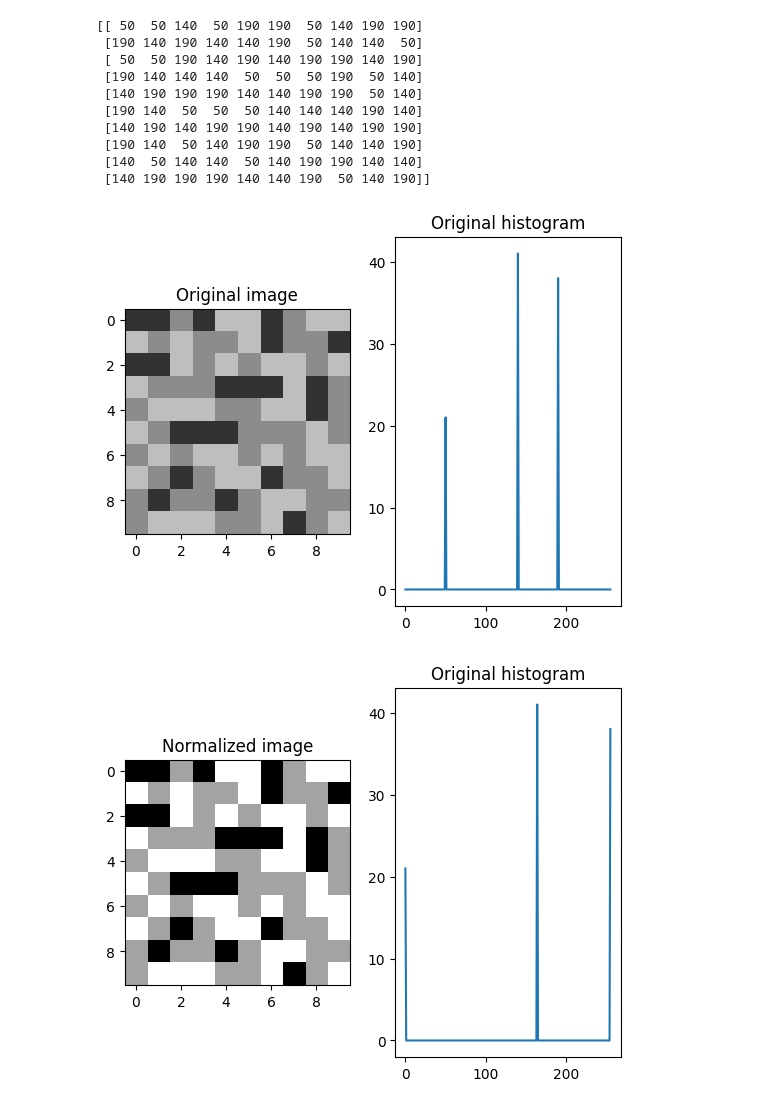
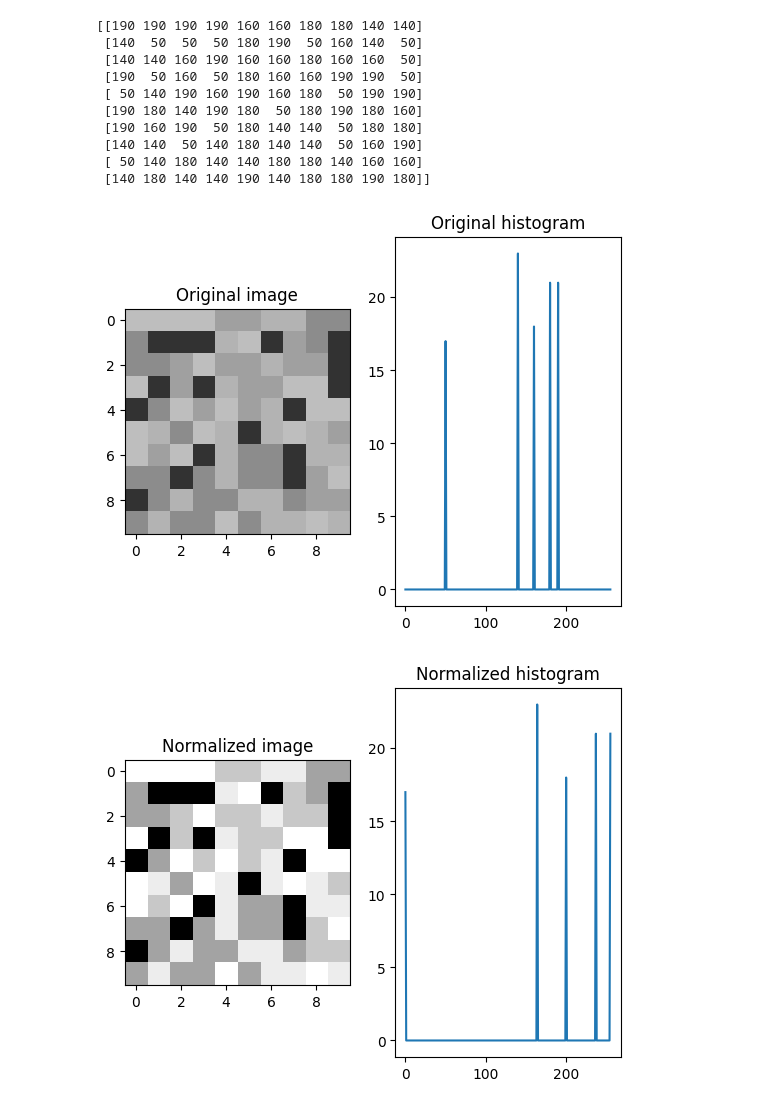
Before and after one commit to goldlego19/ImageProcessingAndComputerVision, a Jupyter notebook: Lecture6_Histogram.ipynb, the cells around one changed output. Saved outputs shown, nothing was run; the diff lists cells and outputs as text; code cells hidden in the pictures.

```diff
--- a/Lecture6_Histogram.ipynb
+++ b/Lecture6_Histogram.ipynb
@@ -3,44 +3,45 @@ import cv2
 import numpy as np
 import matplotlib.pyplot as plt
 # %%
-possible_values = np.array([50,140,190], dtype='uint8')
+#Perform histogram normalization and display the output image and histogram side-by-side in a 1 by 2 subplot
+possible_values = np.array([50,140,160,180,190], dtype='uint8')
 
 randomimg = np.random.choice(possible_values, size=[10,10])
 print(randomimg)
 
 plt.subplot(1,2,1)
 plt.title('Original image')
 plt.imshow(randomimg, cmap='gray', vmin=0, vmax=255)
 
 plt.subplot(1,2,2)
 plt.title('Original histogram')
 hist=cv2.calcHist([randomimg], [0], None, [256], [0,256])
 plt.plot(hist)
 
 plt.show()
 
 
 normalized = cv2.normalize(randomimg, None, 0, 255, cv2.NORM_MINMAX)
 plt.subplot(1,2,1)
 plt.title('Normalized image')
 plt.imshow(normalized, cmap='gray', vmin=0, vmax=255)
 
 plt.subplot(1,2,2)
-plt.title('Original histogram')
+plt.title('Normalized histogram')
 hist=cv2.calcHist([normalized], [0], None, [256], [0,256])
 plt.plot(hist)
 
 plt.show()
 # %% [output]
-[[ 50  50 140  50 190 190  50 140 190 190]
- [190 140 190 140 140 190  50 140 140  50]
- [ 50  50 190 140 190 140 190 190 140 190]
- [190 140 140 140  50  50  50 190  50 140]
- [140 190 190 190 140 140 190 190  50 140]
- [190 140  50  50  50 140 140 140 190 140]
- [140 190 140 190 190 140 190 140 190 190]
- [190 140  50 140 190 190  50 140 140 190]
- [140  50 140 140  50 140 190 190 140 140]
- [140 190 190 190 140 140 190  50 140 190]]
+[[190 190 190 190 160 160 180 180 140 140]
+ [140  50  50  50 180 190  50 160 140  50]
+ [140 140 160 190 160 160 180 160 160  50]
+ [190  50 160  50 180 160 160 190 190  50]
+ [ 50 140 190 160 190 160 180  50 190 190]
+ [190 180 140 190 180  50 180 190 180 160]
+ [190 160 190  50 180 140 140  50 180 180]
+ [140 140  50 140 180 140 140  50 160 190]
+ [ 50 140 180 140 140 180 180 140 160 160]
+ [140 180 140 140 190 140 180 180 190 180]]
-[figure, old version]
+[figure, new version]
-[figure, old version]
+[figure, new version]
```
Also changed, not shown: parts of 6 cells of this notebook, 1 other file.
